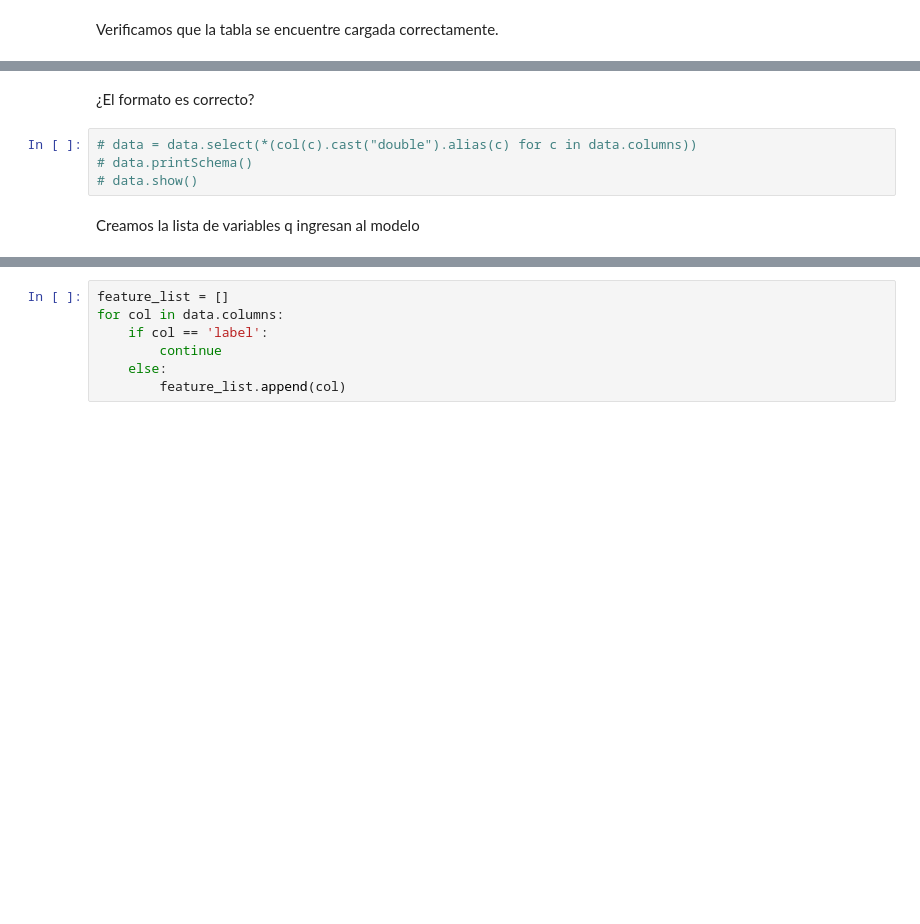
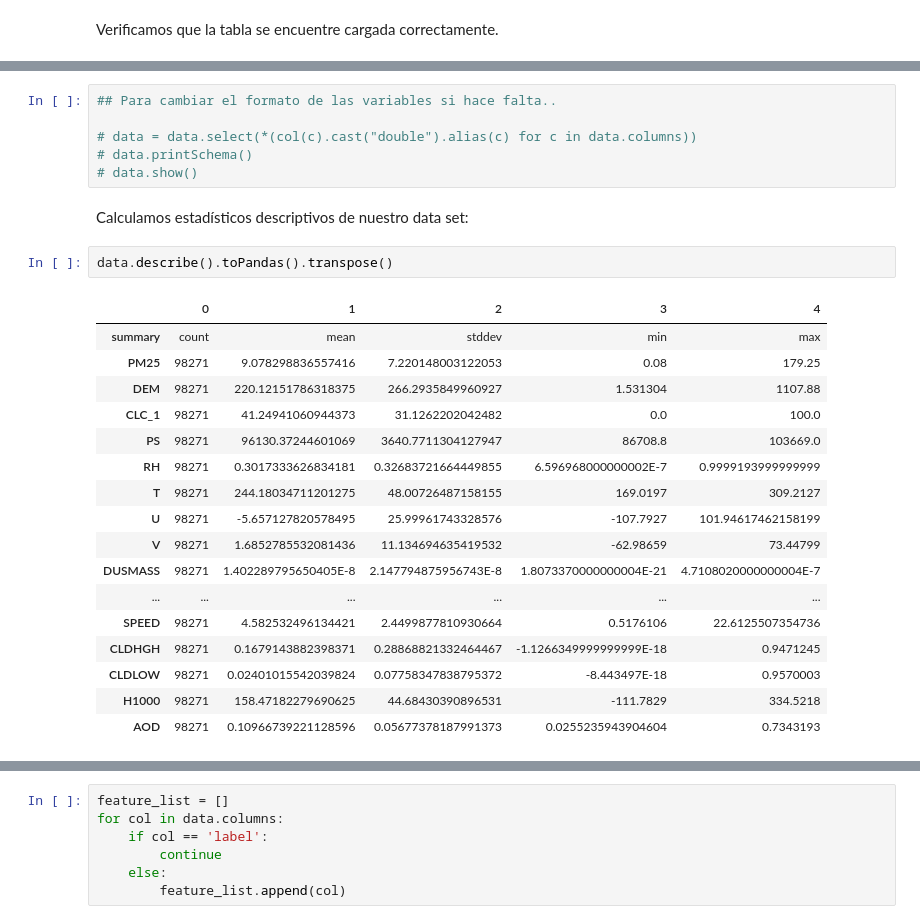
Before and after one commit to solrepresa/RF-Valencia, a Jupyter notebook: RF_valencia.ipynb, the cells around one changed output, grey strips where cells are left out. Drawn from its saved outputs; the diff is of its cells as text; blank space fills up the shorter version.

```diff
--- a/RF_valencia.ipynb
+++ b/RF_valencia.ipynb
@@ -107,11 +102,31 @@ data.printSchema() #aparecen las variables como string
  |-- CLDLOW: double (nullable = true)
  |-- H1000: double (nullable = true)
  |-- AOD: double (nullable = true)
-# %% [markdown]
-¿El formato es correcto?
 # %%
+## Para cambiar el formato de las variables si hace falta..
+
 # data = data.select(*(col(c).cast("double").alias(c) for c in data.columns))
 # data.printSchema()
 # data.show()
-# %% [markdown]
-Creamos la lista de variables q ingresan al modelo
+# %% [markdown]
+Calculamos estadísticos descriptivos de nuestro data set:
+# %%
+data.describe().toPandas().transpose()
+# %% [output]
+|  | 0 | 1 | 2 | 3 | 4 |
+| summary | count | mean | stddev | min | max |
+| PM25 | 98271 | 9.078298836557416 | 7.220148003122053 | 0.08 | 179.25 |
+| DEM | 98271 | 220.12151786318375 | 266.2935849960927 | 1.531304 | 1107.88 |
+| CLC_1 | 98271 | 41.24941060944373 | 31.1262202042482 | 0.0 | 100.0 |
+| PS | 98271 | 96130.37244601069 | 3640.7711304127947 | 86708.8 | 103669.0 |
+| RH | 98271 | 0.3017333626834181 | 0.32683721664449855 | 6.596968000000002E-7 | 0.9999193999999999 |
+| T | 98271 | 244.18034711201275 | 48.00726487158155 | 169.0197 | 309.2127 |
+| U | 98271 | -5.657127820578495 | 25.99961743328576 | -107.7927 | 101.94617462158199 |
+| V | 98271 | 1.6852785532081436 | 11.134694635419532 | -62.98659 | 73.44799 |
+| DUSMASS | 98271 | 1.402289795650405E-8 | 2.147794875956743E-8 | 1.8073370000000004E-21 | 4.7108020000000004E-7 |
+| ... | ... | ... | ... | ... | ... |
+| SPEED | 98271 | 4.582532496134421 | 2.4499877810930664 | 0.5176106 | 22.6125507354736 |
+| CLDHGH | 98271 | 0.1679143882398371 | 0.28868821332464467 | -1.1266349999999999E-18 | 0.9471245 |
+| CLDLOW | 98271 | 0.02401015542039824 | 0.07758347838795372 | -8.443497E-18 | 0.9570003 |
+| H1000 | 98271 | 158.47182279690625 | 44.68430390896531 | -111.7829 | 334.5218 |
+| AOD | 98271 | 0.10966739221128596 | 0.05677378187991373 | 0.0255235943904604 | 0.7343193 |
```
Also changed, not shown: parts of 62 cells of this notebook.
